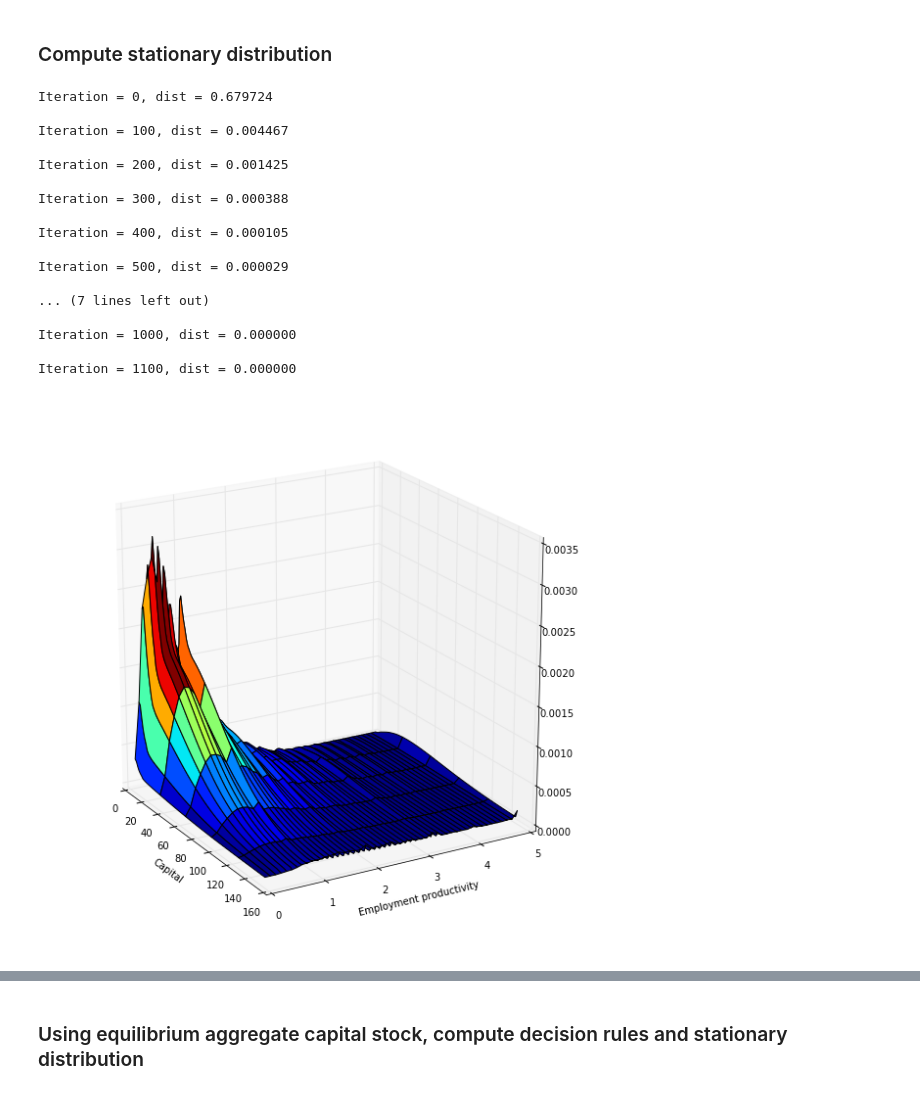
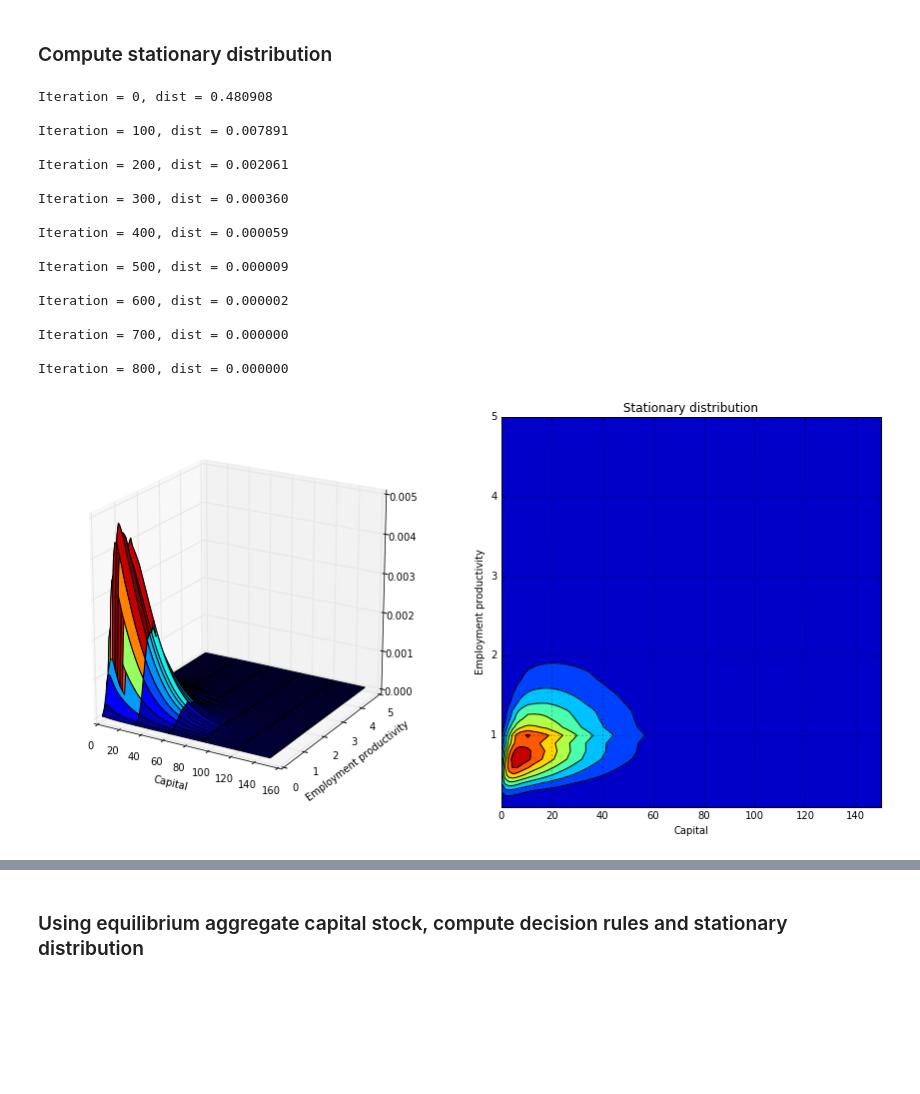
Before and after one commit to jagman88/dolo, a Jupyter notebook: examples/models/KS_noagg_equilibrium_dtcscc.ipynb, the cells around one changed output, grey strips where cells are left out. Cells and saved outputs as stored; diff of their text form; code cells hidden in the pictures; blank space fills up the shorter version.

Commit message:
ADD: more fixes for the stat dist computation

```diff
--- a/examples/models/KS_noagg_equilibrium_dtcscc.ipynb
+++ b/examples/models/KS_noagg_equilibrium_dtcscc.ipynb
@@ -22,6 +22,6 @@ from matplotlib import cm
 filename = 'incomplete_markets_dtcscc.yaml'
 model = yaml_import(filename)
 
-Nf = np.array([250, 100])
+Nf = np.array([100, 50])
 # %% [output]
 warning: 24, 1 : Symbol u has no calibrated value.
@@ -60,38 +131,48 @@ plt.grid()
 # %%
 L, QT = dst.stat_dist(model, dr, Nf, Nq=7, itmaxL=5000, tolL=1e-8, verbose=True)
 # %% [output]
-Iteration = 0, dist = 0.679724
+Iteration = 0, dist = 0.480908
 
-Iteration = 100, dist = 0.004467
+Iteration = 100, dist = 0.007891
 
-Iteration = 200, dist = 0.001425
+Iteration = 200, dist = 0.002061
 
-Iteration = 300, dist = 0.000388
+Iteration = 300, dist = 0.000360
 
-Iteration = 400, dist = 0.000105
+Iteration = 400, dist = 0.000059
 
-Iteration = 500, dist = 0.000029
+Iteration = 500, dist = 0.000009
 
-... (7 lines left out)
+Iteration = 600, dist = 0.000002
 
-Iteration = 1000, dist = 0.000000
+Iteration = 700, dist = 0.000000
 
-Iteration = 1100, dist = 0.000000
+Iteration = 800, dist = 0.000000
 # %%
 # 3D plot of the distribution
 Nkf = Nf[0]
 Nef = Nf[1]
 Z = L.reshape([Nef, Nkf])
 kgridf, egridf = dst.fine_grid(model, Nf)
 X, Y = np.meshgrid(kgridf, egridf)
 
-fig = plt.figure(figsize=(10, 10))
-ax = fig.add_subplot(111, projection='3d')
+fig = plt.figure(figsize=(15, 7))
+# plt.subplot(121)
+ax = fig.add_subplot(121, projection='3d')
 ax.plot_surface(X,Y,Z, rstride=1, cstride=20, cmap = cm.jet)
 plt.xlabel('Capital')
 plt.ylabel('Employment productivity')
 ax.elev = 20
-ax.azim = 330
+ax.azim = 300
+
+ax = fig.add_subplot(122)
+contour = plt.contour(X, Y, Z, colors='k')
+cp = plt.contourf(X, Y, Z)
+plt.title('Stationary distribution')
+plt.xlabel('Capital')
+plt.ylabel('Employment productivity')
+plt.grid()
+plt.show()
 # %% [output]
-[figure, old version]
+[figure, new version]
 # %%
```
Also changed, not shown: parts of 12 cells of this notebook, 2 other files.
